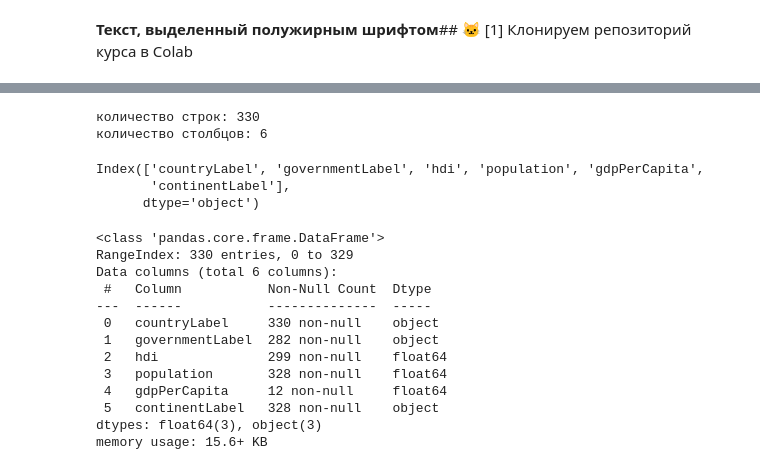
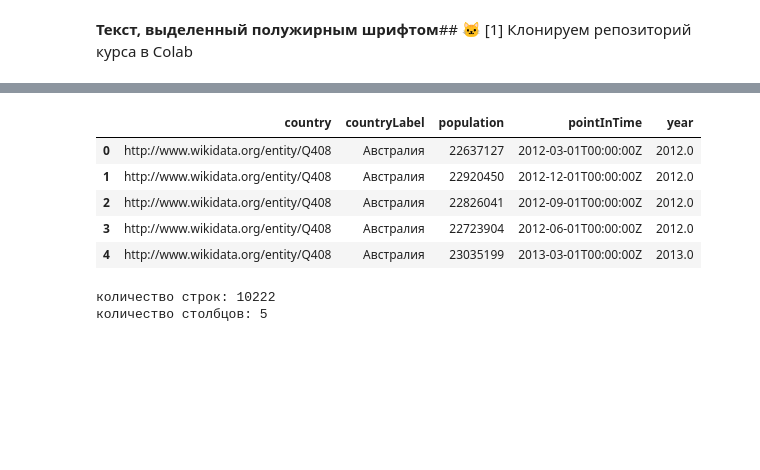
Before and after one commit to surkovaolga2005-png/python-ai-surkoa-olga, a Jupyter notebook: notebooks/week2b_read_csv.ipynb, the cells around one changed output, grey strips where cells are left out. Cells and saved outputs as stored; diff of their text form; code cells hidden in the pictures; blank space fills up the shorter version.

```diff
--- a/notebooks/week2b_read_csv.ipynb
+++ b/notebooks/week2b_read_csv.ipynb
@@ -137,32 +95,22 @@ df.tail()
+# %%
+# читаем отдельный csv-файл с населением по годам
+population_path = "python-ai-surkoa-olga/data/population.csv"
+
+population_df = pd.read_csv(population_path)
+
+population_df.head()
+# %% [output]
+|  | country | countryLabel | population | pointInTime | year |
+| 0 | http://www.wikidata.org/entity/Q408 | Австралия | 22637127 | 2012-03-01T00:00:00Z | 2012.0 |
+| 1 | http://www.wikidata.org/entity/Q408 | Австралия | 22920450 | 2012-12-01T00:00:00Z | 2012.0 |
+| 2 | http://www.wikidata.org/entity/Q408 | Австралия | 22826041 | 2012-09-01T00:00:00Z | 2012.0 |
+| 3 | http://www.wikidata.org/entity/Q408 | Австралия | 22723904 | 2012-06-01T00:00:00Z | 2012.0 |
+| 4 | http://www.wikidata.org/entity/Q408 | Австралия | 23035199 | 2013-03-01T00:00:00Z | 2013.0 |
 # %%
-# проверяем размер таблицы
-print("количество строк:", df.shape[0])
-print("количество столбцов:", df.shape[1])
+# проверяем размер таблицы с населением
+print("количество строк:", population_df.shape[0])
+print("количество столбцов:", population_df.shape[1])
 # %% [output]
-количество строк: 330
-количество столбцов: 6
+количество строк: 10222
+количество столбцов: 5
-# %%
-# смотрим названия столбцов
-df.columns
-# %% [output]
-Index(['countryLabel', 'governmentLabel', 'hdi', 'population', 'gdpPerCapita',
-       'continentLabel'],
-      dtype='object')
-# %%
-# смотрим общую информацию о таблице
-df.info()
-# %% [output]
-<class 'pandas.core.frame.DataFrame'>
-RangeIndex: 330 entries, 0 to 329
-Data columns (total 6 columns):
- #   Column           Non-Null Count  Dtype
----  ------           --------------  -----
- 0   countryLabel     330 non-null    object
- 1   governmentLabel  282 non-null    object
- 2   hdi              299 non-null    float64
- 3   population       328 non-null    float64
- 4   gdpPerCapita     12 non-null     float64
- 5   continentLabel   328 non-null    object
-dtypes: float64(3), object(3)
-memory usage: 15.6+ KB
 # %%
```
Also changed, not shown: parts of 22 cells of this notebook.
